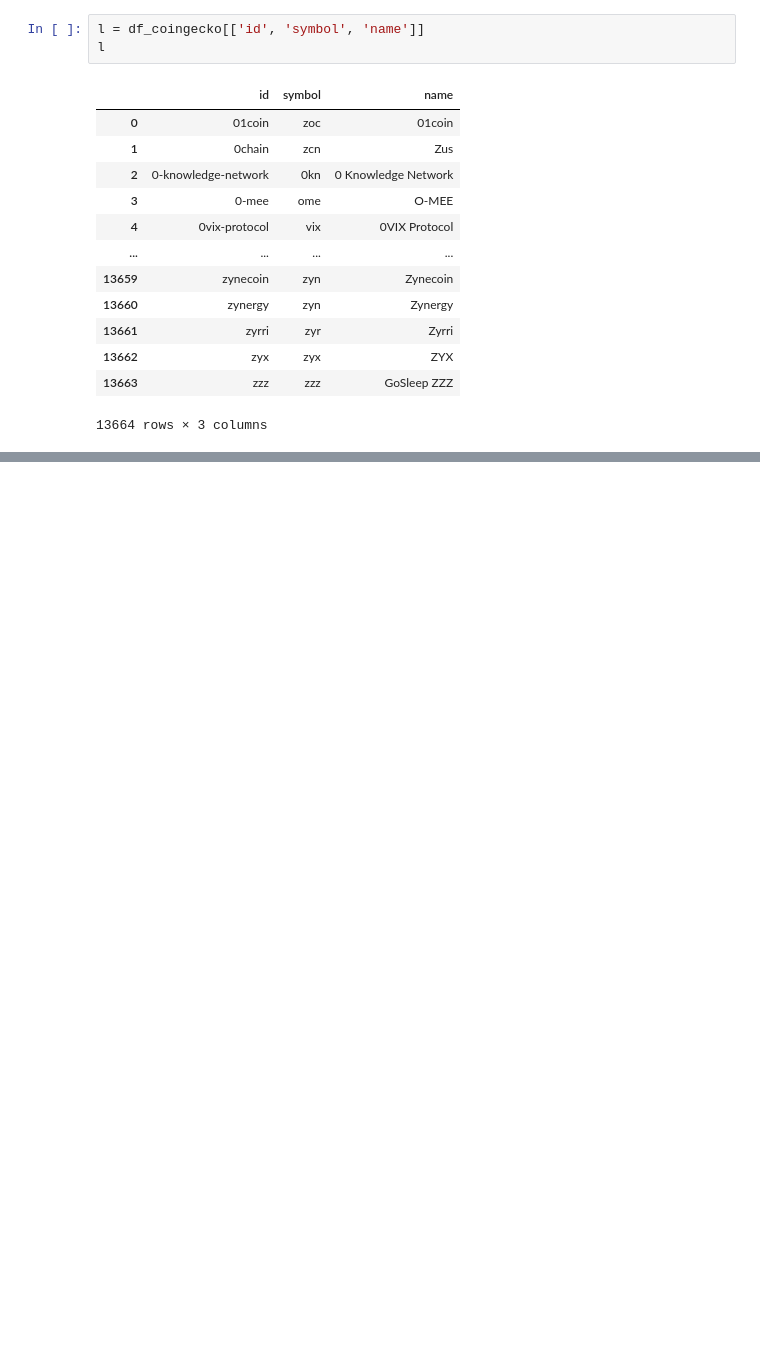
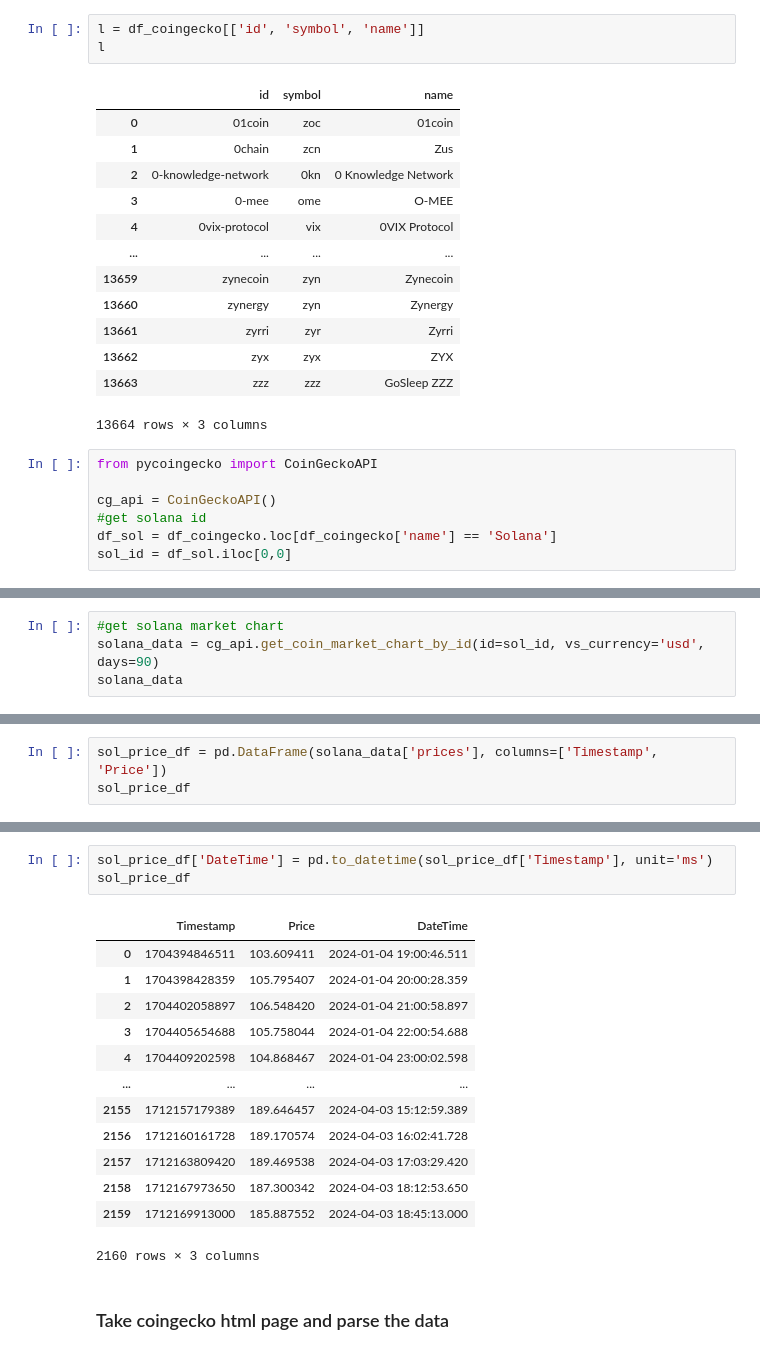
Before and after one commit to samarth003/ibm-data-science-repo, a Jupyter notebook: Python-DS-AI-labs/wk5/pycoingecko.ipynb, the cells around one changed output, grey strips where cells are left out. Drawn from its saved outputs; the diff is of its cells as text; blank space fills up the shorter version.

Commit message:
Update pycoingecko.ipynb
get solana coin data
work with html document

```diff
--- a/Python-DS-AI-labs/wk5/pycoingecko.ipynb
+++ b/Python-DS-AI-labs/wk5/pycoingecko.ipynb
@@ -185,3 +185,10 @@ l
 | 13662 | zyx | zyx | ZYX |
 | 13663 | zzz | zzz | GoSleep ZZZ |
 13664 rows × 3 columns
+# %%
+from pycoingecko import CoinGeckoAPI
+
+cg_api = CoinGeckoAPI()
+#get solana id
+df_sol = df_coingecko.loc[df_coingecko['name'] == 'Solana']
+sol_id = df_sol.iloc[0,0]
@@ -187,0 +197,4 @@ l
+# %%
+#get solana market chart
+solana_data = cg_api.get_coin_market_chart_by_id(id=sol_id, vs_currency='usd', days=90)
+solana_data
@@ -187,0 +219,3 @@ l
+# %%
+sol_price_df = pd.DataFrame(solana_data['prices'], columns=['Timestamp', 'Price'])
+sol_price_df
@@ -187,0 +236,19 @@ l
+# %%
+sol_price_df['DateTime'] = pd.to_datetime(sol_price_df['Timestamp'], unit='ms')
+sol_price_df
+# %% [output]
+|  | Timestamp | Price | DateTime |
+| 0 | 1704394846511 | 103.609411 | 2024-01-04 19:00:46.511 |
+| 1 | 1704398428359 | 105.795407 | 2024-01-04 20:00:28.359 |
+| 2 | 1704402058897 | 106.548420 | 2024-01-04 21:00:58.897 |
+| 3 | 1704405654688 | 105.758044 | 2024-01-04 22:00:54.688 |
+| 4 | 1704409202598 | 104.868467 | 2024-01-04 23:00:02.598 |
+| ... | ... | ... | ... |
+| 2155 | 1712157179389 | 189.646457 | 2024-04-03 15:12:59.389 |
+| 2156 | 1712160161728 | 189.170574 | 2024-04-03 16:02:41.728 |
+| 2157 | 1712163809420 | 189.469538 | 2024-04-03 17:03:29.420 |
+| 2158 | 1712167973650 | 187.300342 | 2024-04-03 18:12:53.650 |
+| 2159 | 1712169913000 | 185.887552 | 2024-04-03 18:45:13.000 |
+2160 rows × 3 columns
+# %% [markdown]
+### Take coingecko html page and parse the data
```
Also changed, not shown: parts of 9 cells of this notebook.
